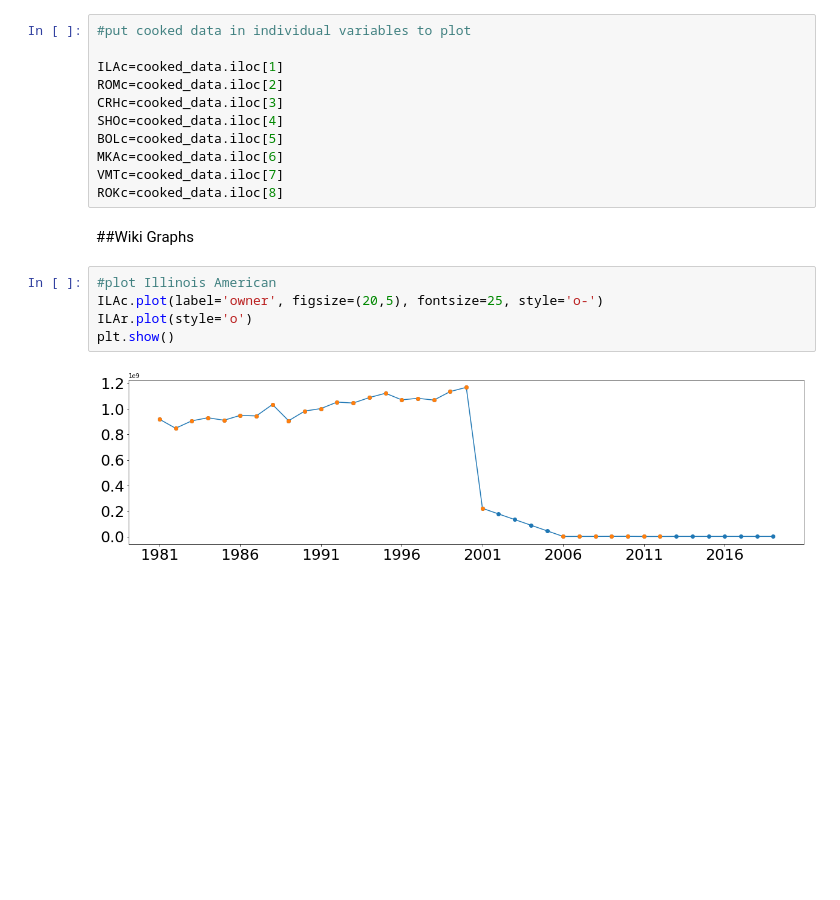
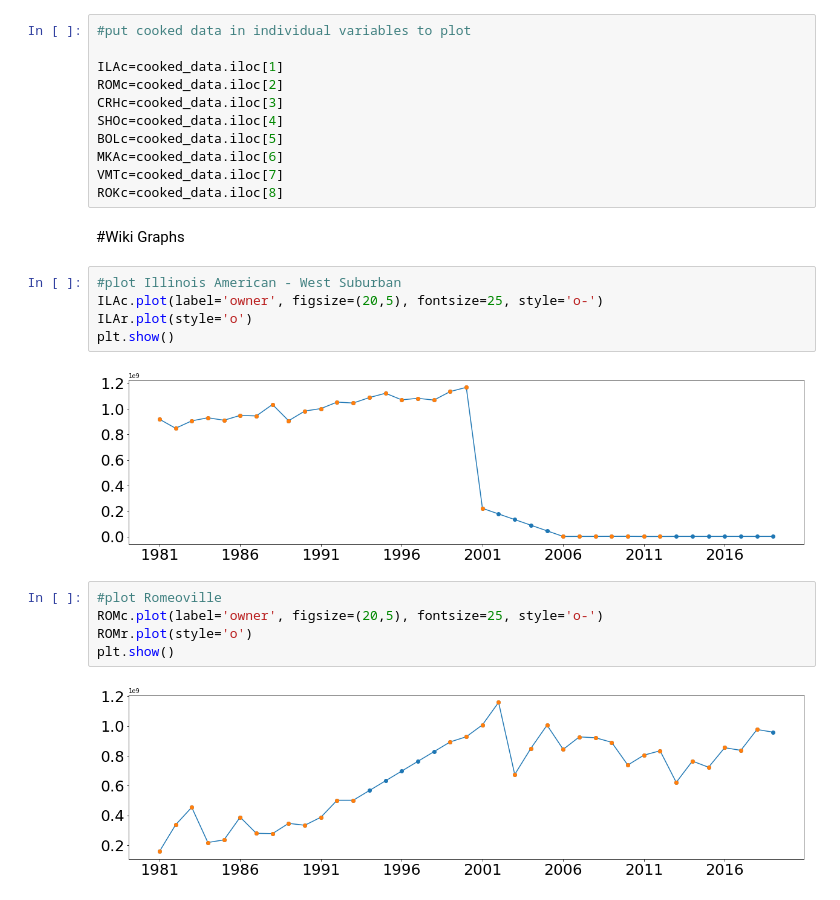
Before and after one commit to dbabrams/ShallowDolomite_Group, a Jupyter notebook: Milestone_1_3_d_Excel_Edit.ipynb, the cells around one changed output. Saved outputs shown, nothing was run; the diff lists cells and outputs as text; blank space fills up the shorter version.

```diff
--- a/Milestone_1_3_d_Excel_Edit.ipynb
+++ b/Milestone_1_3_d_Excel_Edit.ipynb
@@ -185,11 +186,18 @@ MKAc=cooked_data.iloc[6]
 VMTc=cooked_data.iloc[7]
 ROKc=cooked_data.iloc[8]
 # %% [markdown]
-##Wiki Graphs
+#Wiki Graphs
 # %%
-#plot Illinois American
+#plot Illinois American - West Suburban
 ILAc.plot(label='owner', figsize=(20,5), fontsize=25, style='o-')
 ILAr.plot(style='o')
 plt.show()
 # %% [output]
 [figure]
+# %%
+#plot Romeoville
+ROMc.plot(label='owner', figsize=(20,5), fontsize=25, style='o-')
+ROMr.plot(style='o')
+plt.show()
+# %% [output]
+[figure, added]
```
Also changed, not shown: parts of 12 cells of this notebook.
